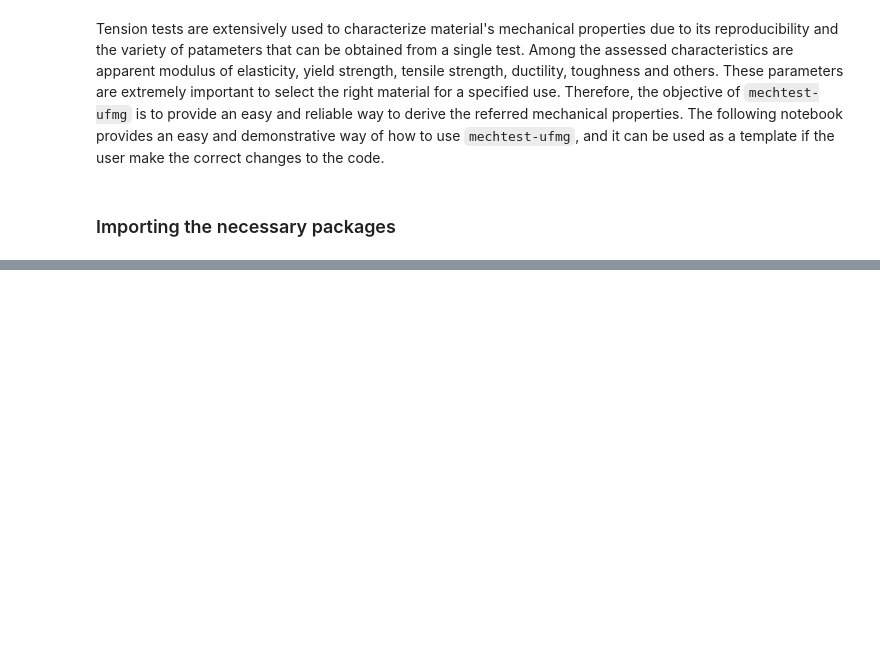
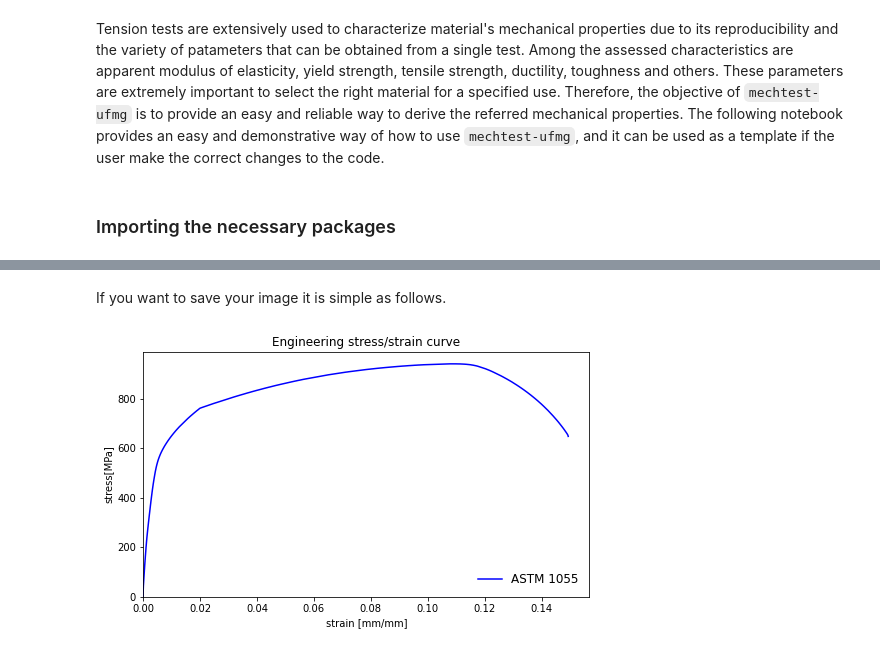
Before and after one commit to pedrodamas0803/mechtest_ufmg, a Jupyter notebook: docs/demo.ipynb, the cells around one changed output, grey strips where cells are left out. Drawn from its saved outputs; the diff is of its cells as text; code cells hidden in the pictures; blank space fills up the shorter version.

```diff
--- a/docs/demo.ipynb
+++ b/docs/demo.ipynb
@@ -15,0 +85,6 @@ steel1 = pd.read_csv()
+# %% [markdown]
+If you want to save your image it is simple as follows.
+# %%
+steel1.plot_conventional_curve(save=True)
+# %% [output]
+[figure, added]
```
Also changed, not shown: parts of 18 cells of this notebook.
